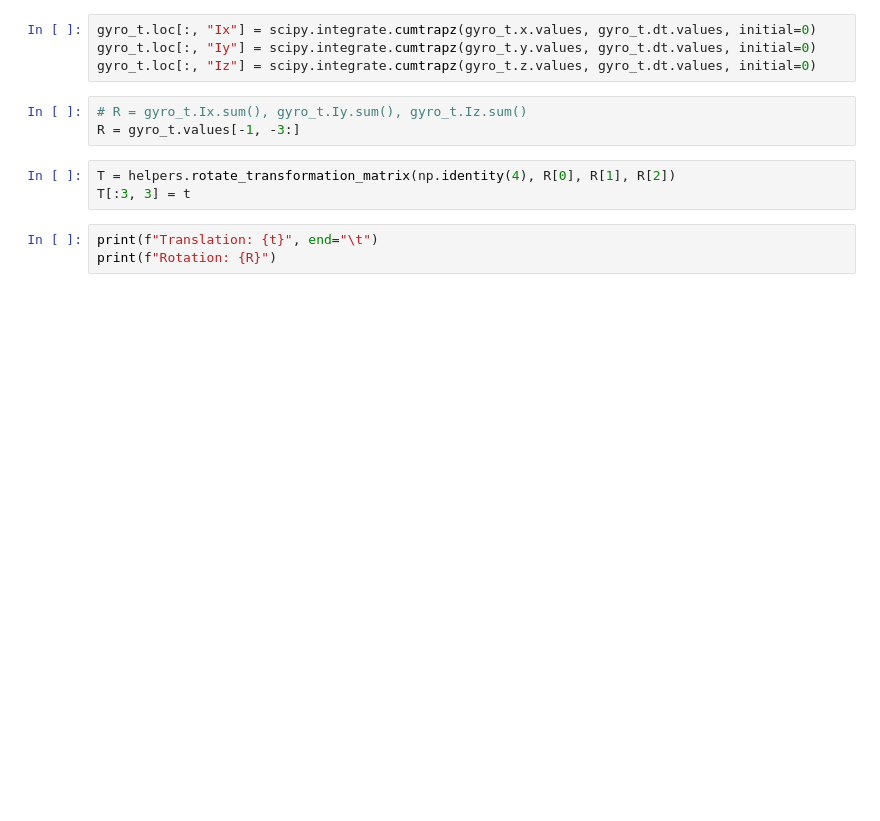
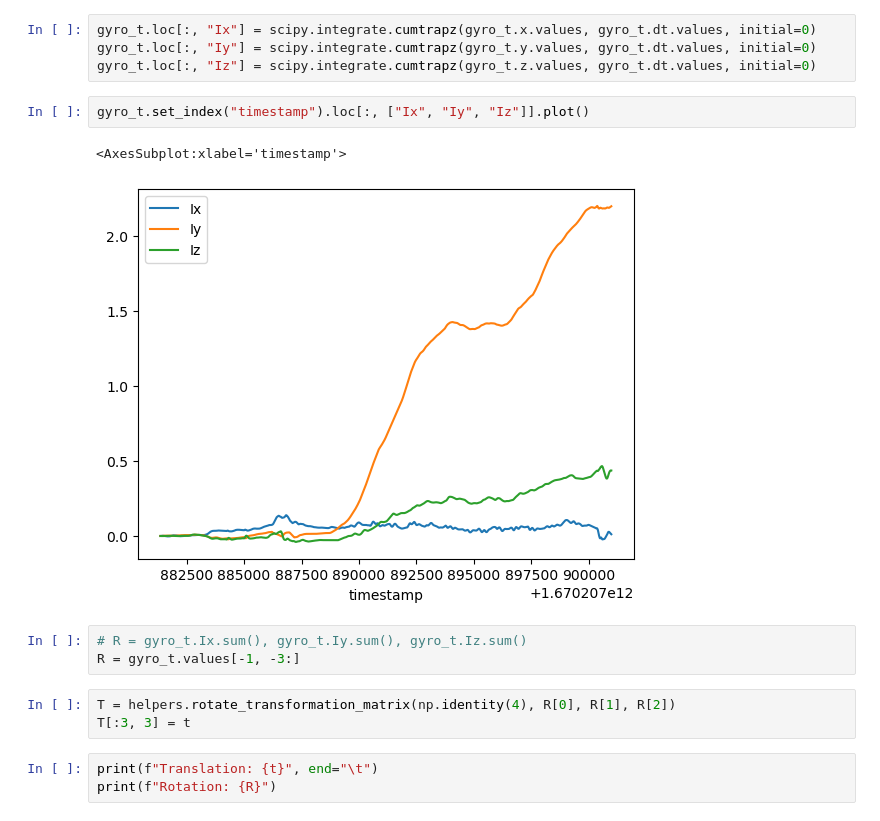
Before and after one commit to localization-as-a-service/local-registration, a Jupyter notebook: imu_trajectory_estimation.ipynb, the cells around one changed output. Drawn from its saved outputs; the diff is of its cells as text; blank space fills up the shorter version.

```diff
--- a/imu_trajectory_estimation.ipynb
+++ b/imu_trajectory_estimation.ipynb
@@ -73,6 +121,11 @@ gyro_t = gyro_t.iloc[1:]
 gyro_t.loc[:, "Ix"] = scipy.integrate.cumtrapz(gyro_t.x.values, gyro_t.dt.values, initial=0)
 gyro_t.loc[:, "Iy"] = scipy.integrate.cumtrapz(gyro_t.y.values, gyro_t.dt.values, initial=0)
 gyro_t.loc[:, "Iz"] = scipy.integrate.cumtrapz(gyro_t.z.values, gyro_t.dt.values, initial=0)
+# %%
+gyro_t.set_index("timestamp").loc[:, ["Ix", "Iy", "Iz"]].plot()
+# %% [output]
+<AxesSubplot:xlabel='timestamp'>
+[figure, added]
 # %%
 # R = gyro_t.Ix.sum(), gyro_t.Iy.sum(), gyro_t.Iz.sum()
 R = gyro_t.values[-1, -3:]
```
Also changed, not shown: parts of 40 cells of this notebook, 1 other file.
